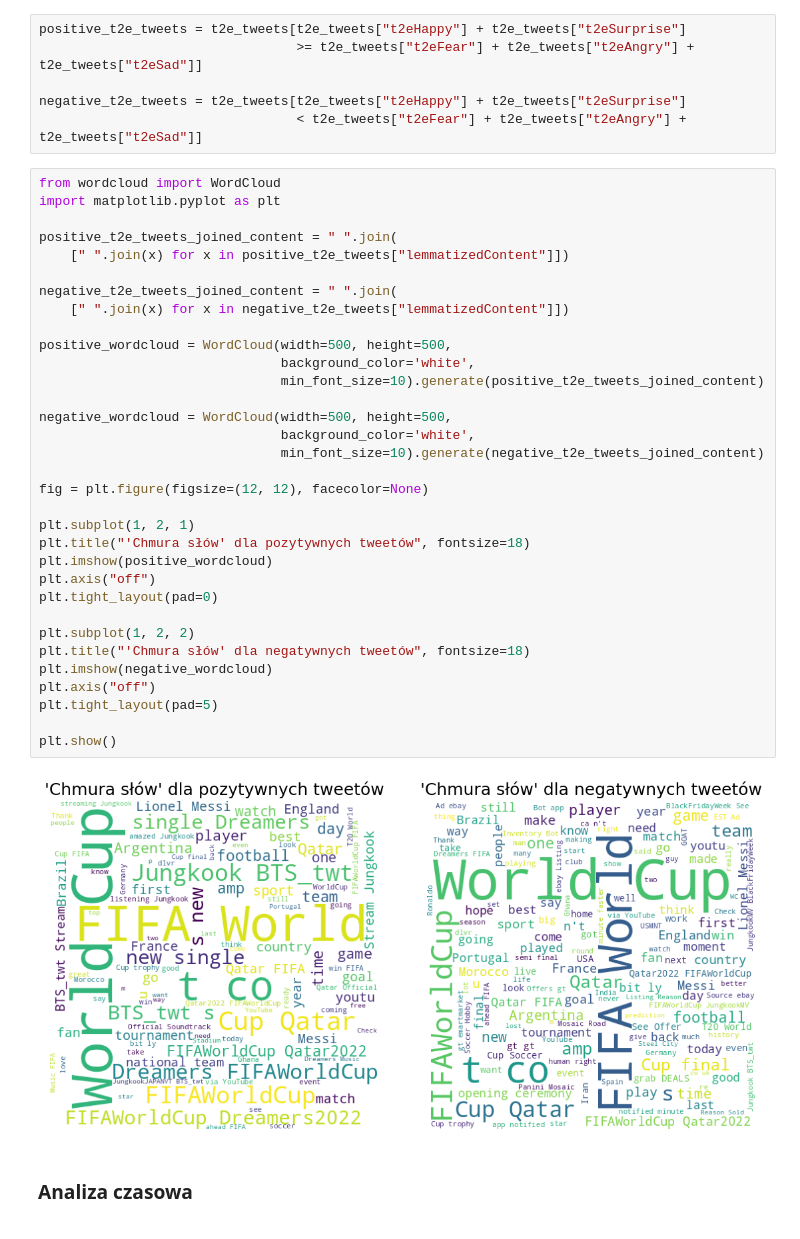
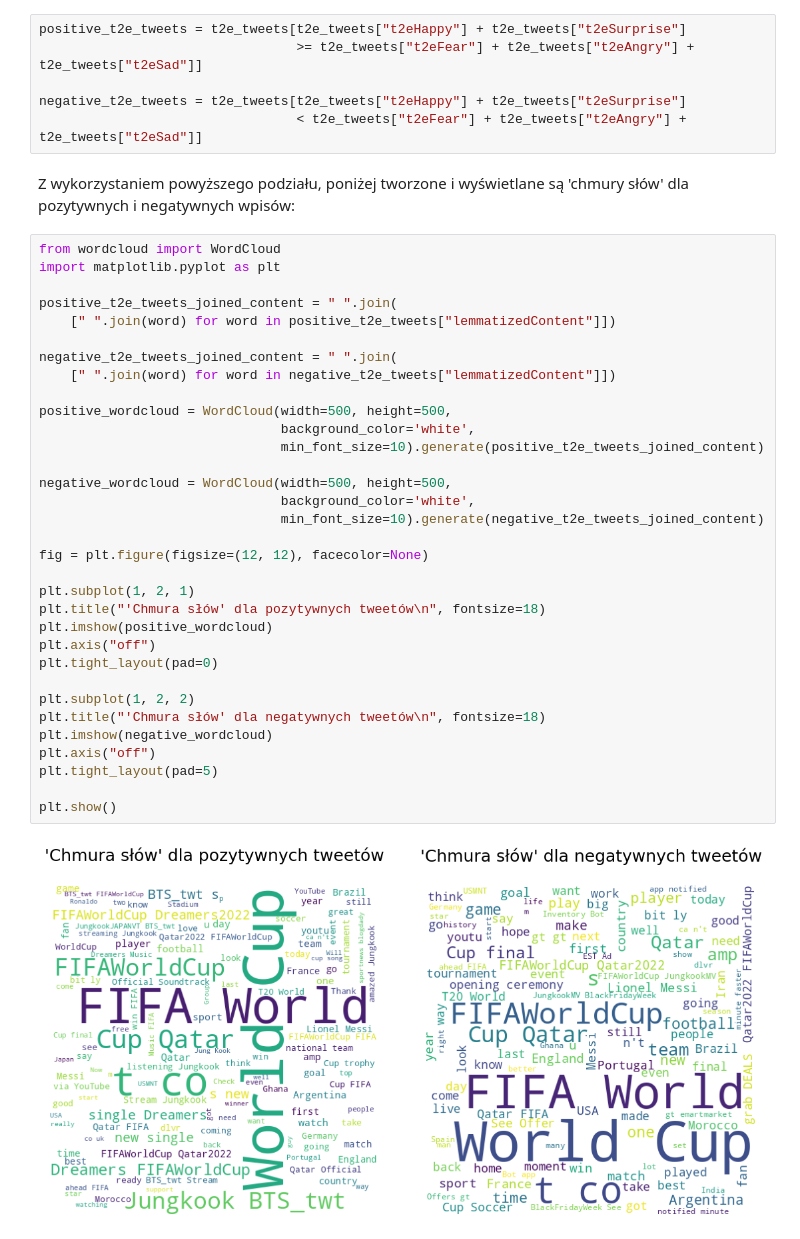
Before and after one commit to wgola/computional-intelligence-exercises, a Jupyter notebook: project3/projet3.ipynb, the cells around one changed output. Drawn from its saved outputs; the diff is of its cells as text.

```diff
--- a/project3/projet3.ipynb
+++ b/project3/projet3.ipynb
@@ -274,40 +393,40 @@ positive_t2e_tweets = t2e_tweets[t2e_tweets["t2eHappy"] + t2e_tweets["t2eSurpris
 
 negative_t2e_tweets = t2e_tweets[t2e_tweets["t2eHappy"] + t2e_tweets["t2eSurprise"]
                                  < t2e_tweets["t2eFear"] + t2e_tweets["t2eAngry"] + t2e_tweets["t2eSad"]]
+# %% [markdown]
+Z wykorzystaniem powyższego podziału, poniżej tworzone i wyświetlane są 'chmury słów' dla pozytywnych i negatywnych wpisów:
 # %%
 from wordcloud import WordCloud
 import matplotlib.pyplot as plt
 
 positive_t2e_tweets_joined_content = " ".join(
-    [" ".join(x) for x in positive_t2e_tweets["lemmatizedContent"]])
+    [" ".join(word) for word in positive_t2e_tweets["lemmatizedContent"]])
 
 negative_t2e_tweets_joined_content = " ".join(
-    [" ".join(x) for x in negative_t2e_tweets["lemmatizedContent"]])
+    [" ".join(word) for word in negative_t2e_tweets["lemmatizedContent"]])
 
 positive_wordcloud = WordCloud(width=500, height=500,
                                background_color='white',
                                min_font_size=10).generate(positive_t2e_tweets_joined_content)
 
 negative_wordcloud = WordCloud(width=500, height=500,
                                background_color='white',
                                min_font_size=10).generate(negative_t2e_tweets_joined_content)
 
 fig = plt.figure(figsize=(12, 12), facecolor=None)
 
 plt.subplot(1, 2, 1)
-plt.title("'Chmura słów' dla pozytywnych tweetów", fontsize=18)
+plt.title("'Chmura słów' dla pozytywnych tweetów\n", fontsize=18)
 plt.imshow(positive_wordcloud)
 plt.axis("off")
 plt.tight_layout(pad=0)
 
 plt.subplot(1, 2, 2)
-plt.title("'Chmura słów' dla negatywnych tweetów", fontsize=18)
+plt.title("'Chmura słów' dla negatywnych tweetów\n", fontsize=18)
 plt.imshow(negative_wordcloud)
 plt.axis("off")
 plt.tight_layout(pad=5)
 
 plt.show()
 # %% [output]
-[figure, old version]
+[figure, new version]
-# %% [markdown]
-### Analiza czasowa
```
Also changed, not shown: parts of 43 cells of this notebook.
